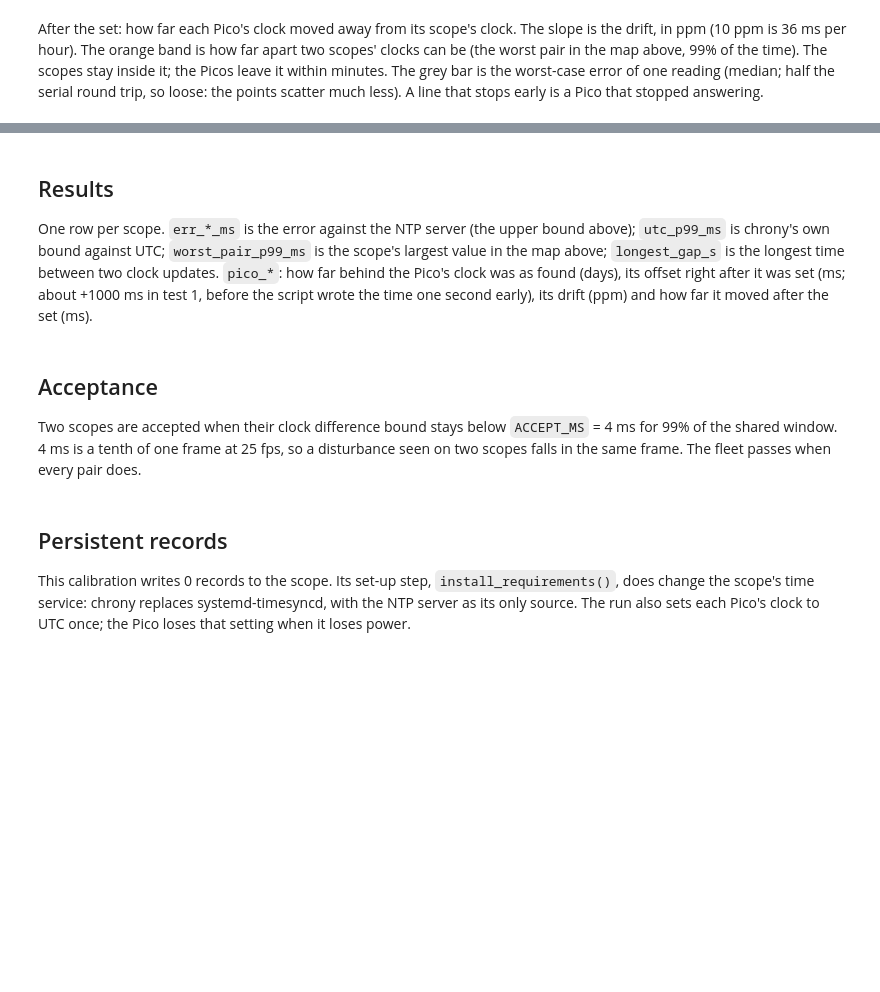
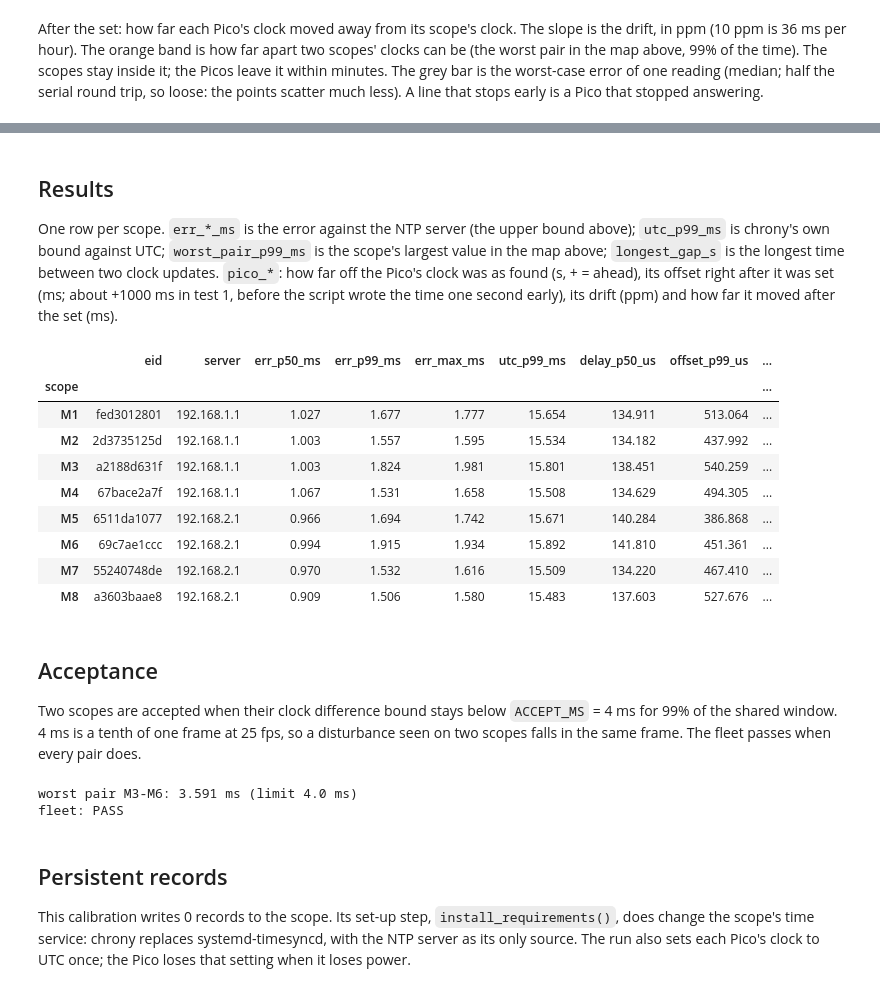
Before and after one commit to Trappy-Scopes/trappyframe, a Jupyter notebook: calibrations/fleet_clock_synchronization.ipynb, the cells around one changed output, grey strips where cells are left out. Saved outputs shown, nothing was run; the diff lists cells and outputs as text; code cells hidden in the pictures; blank space fills up the shorter version.

```diff
--- a/calibrations/fleet_clock_synchronization.ipynb
+++ b/calibrations/fleet_clock_synchronization.ipynb
@@ -43,7 +43,7 @@ import seaborn as sns
 import rich, yaml
 from explorer.legacy import ExpExplorer
 
-DATA = "/Users/byatharth/data/calibration/fleet_clock_synchronization"   # set to your own runs
+DATA = "/Users/byatharth/data/debugging/2026_11_16_fleet_clock_sync_test2"   # set to your own runs
 OUT = "results"                                        # the fleet table is written here
 TZ = "Europe/Lisbon"                                   # where the runs were recorded
 ACCEPT_MS = 4.0                                        # largest allowed clock difference, two scopes
@@ -215,5 +287,5 @@ info = exps.df_events.query("type == 'pico_check'").assign(scope=lambda d: d.eid
 found = pico[pico.phase == "as_found"].groupby("scope").first()
 found = info.set_index("scope")[["machine", "micropython", "time_ns_subsecond"]].join(
     found[["pico_time", "offset_s"]].rename(columns={"pico_time": "pico_clock_as_found"}))
-found["behind_days"] = (-found.pop("offset_s") / 86400).round(1)
-found.reindex(present)
+found["found_s"] = found.pop("offset_s").round(3)
+found.reindex(present).astype({"found_s": str})           # plain seconds, not 1.85e+08
@@ -253,31 +338,42 @@ ax.legend(loc="lower left", bbox_to_anchor=(0.04, 0));
 
 One row per scope. `err_*_ms` is the error against the NTP server (the upper bound above); `utc_p99_ms` is chrony's own bound against
 UTC; `worst_pair_p99_ms` is the scope's largest value in the map above; `longest_gap_s` is the longest time
-between two clock updates. `pico_*`: how far behind the Pico's clock was as found (days), its offset right after
+between two clock updates. `pico_*`: how far off the Pico's clock was as found (s, + = ahead), its offset right after
 it was set (ms; about +1000 ms in test 1, before the script wrote the time one second early), its drift (ppm) and how far it moved after the set (ms).
 # %%
 q = lambda p: (lambda x: 1e3 * x.quantile(p))
 fleet = runs[["eid", "server"]].join(tr.groupby("scope").agg(
     err_p50_ms=("err_server_s", q(0.5)), err_p99_ms=("err_server_s", q(0.99)),
     err_max_ms=("err_server_s", q(1.0)), utc_p99_ms=("max_error_s", q(0.99))))
 fleet["delay_p50_us"] = 1e6 * ntp.groupby("scope").peer_delay_s.median()
 fleet["offset_p99_us"] = 1e6 * ntp.groupby("scope").offset_s.apply(lambda x: x.abs().quantile(0.99))
 fleet["longest_gap_s"] = ntp.sort_values("wall").groupby("scope").wall.apply(lambda w: w.diff().max())
 fleet["worst_pair_p99_ms"] = 1e3 * pair_p99.max()
-fleet["pico_behind_days"] = found.behind_days
+fleet["pico_found_s"] = found.found_s
 fleet["pico_set_ms"] = 1e3 * after.groupby("scope").offset_s.first()
 fleet["pico_drift_ppm"] = drift
 fleet["pico_moved_max_ms"] = after.groupby("scope").moved_ms.apply(lambda x: x.abs().max())
 fleet["accepted"] = fleet.worst_pair_p99_ms < ACCEPT_MS
 fleet = fleet.reindex(present)
 
 os.makedirs(OUT, exist_ok=True)
 fleet.to_csv(f"{OUT}/fleet_clock_synchronization.csv")
 for s, row in fleet.iterrows():                           # one copy next to each run's data
     os.makedirs(exps.get_analysis_dir(row.eid), exist_ok=True)
     with open(os.path.join(exps.get_analysis_dir(row.eid), "fleet_clock_synchronization.yaml"), "w") as f:
         yaml.safe_dump({k: (v.item() if hasattr(v, "item") else v) for k, v in row.items()}, f)
-fleet.round(3)
+fleet.round(3).astype({"pico_found_s": str})
+# %% [output]
+|  | eid | server | err_p50_ms | err_p99_ms | err_max_ms | utc_p99_ms | delay_p50_us | offset_p99_us | ... |
+| scope |  |  |  |  |  |  |  |  | ... |
+| M1 | fed3012801 | 192.168.1.1 | 1.027 | 1.677 | 1.777 | 15.654 | 134.911 | 513.064 | ... |
+| M2 | 2d3735125d | 192.168.1.1 | 1.003 | 1.557 | 1.595 | 15.534 | 134.182 | 437.992 | ... |
+| M3 | a2188d631f | 192.168.1.1 | 1.003 | 1.824 | 1.981 | 15.801 | 138.451 | 540.259 | ... |
+| M4 | 67bace2a7f | 192.168.1.1 | 1.067 | 1.531 | 1.658 | 15.508 | 134.629 | 494.305 | ... |
+| M5 | 6511da1077 | 192.168.2.1 | 0.966 | 1.694 | 1.742 | 15.671 | 140.284 | 386.868 | ... |
+| M6 | 69c7ae1ccc | 192.168.2.1 | 0.994 | 1.915 | 1.934 | 15.892 | 141.810 | 451.361 | ... |
+| M7 | 55240748de | 192.168.2.1 | 0.970 | 1.532 | 1.616 | 15.509 | 134.220 | 467.410 | ... |
+| M8 | a3603baae8 | 192.168.2.1 | 0.909 | 1.506 | 1.580 | 15.483 | 137.603 | 527.676 | ... |
 # %% [markdown]
 ## Acceptance
 
@@ -289,6 +385,9 @@ pairs = pair_p99.stack()
 a, b = pairs.idxmax()
 print(f"worst pair {a}-{b}: {1e3 * pairs.max():.3f} ms (limit {ACCEPT_MS} ms)")
 print("fleet:", "PASS" if (1e3 * pairs < ACCEPT_MS).all() else "FAIL")
+# %% [output]
+worst pair M3-M6: 3.591 ms (limit 4.0 ms)
+fleet: PASS
 # %% [markdown]
 ## Persistent records
 
```
Also changed, not shown: parts of 10 cells of this notebook, 1 other file.
